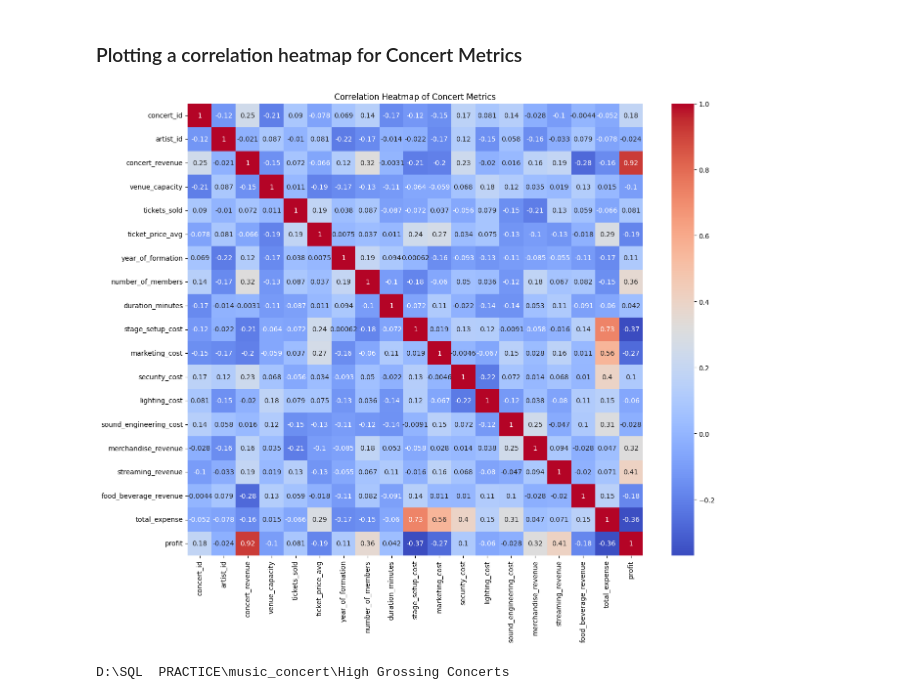
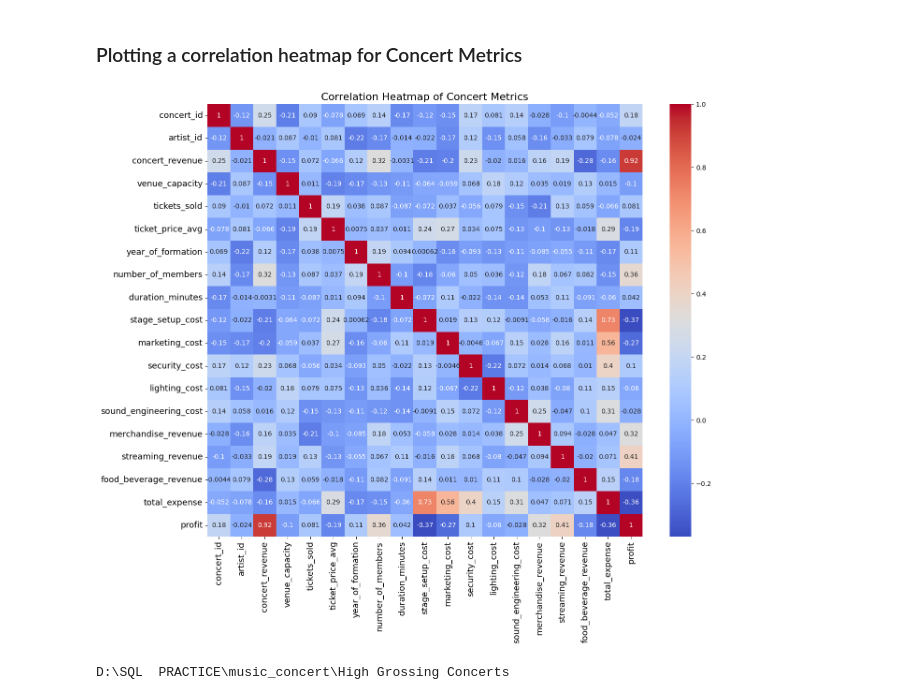
Before and after one commit to Bumblebash/SQL-Practice, a Jupyter notebook: music_concert/High Grossing Concerts/High_Grossing_concerts.ipynb, the cells around one changed output. Saved outputs shown, nothing was run; the diff lists cells and outputs as text; code cells hidden in the pictures.

Commit message:
Worked on Correlation Heat map to track relationship amongst variables

```diff
--- a/music_concert/High Grossing Concerts/High_Grossing_concerts.ipynb
+++ b/music_concert/High Grossing Concerts/High_Grossing_concerts.ipynb
@@ -195,11 +195,13 @@ for col in cols_to_convert:
 # %%
 plt.figure(figsize=(15,12))
 sns.heatmap(df2[cols_to_convert].corr(), annot= True, cmap = 'coolwarm')
-plt.title("Correlation Heatmap of Concert Metrics")
+plt.title("Correlation Heatmap of Concert Metrics", fontweight=15, fontsize=16)
+plt.xticks(fontsize=13)
+plt.yticks(fontsize=13)
 plt.savefig("Correlation Heatmap of Concert metrics.png", dpi=300, bbox_inches= 'tight')
 plt.show()
 # %% [output]
-[figure, old version]
+[figure, new version]
 # %%
 #Locate Correlation Location
 import os
```
Also changed, not shown: parts of 2 cells of this notebook, 27 other files.
